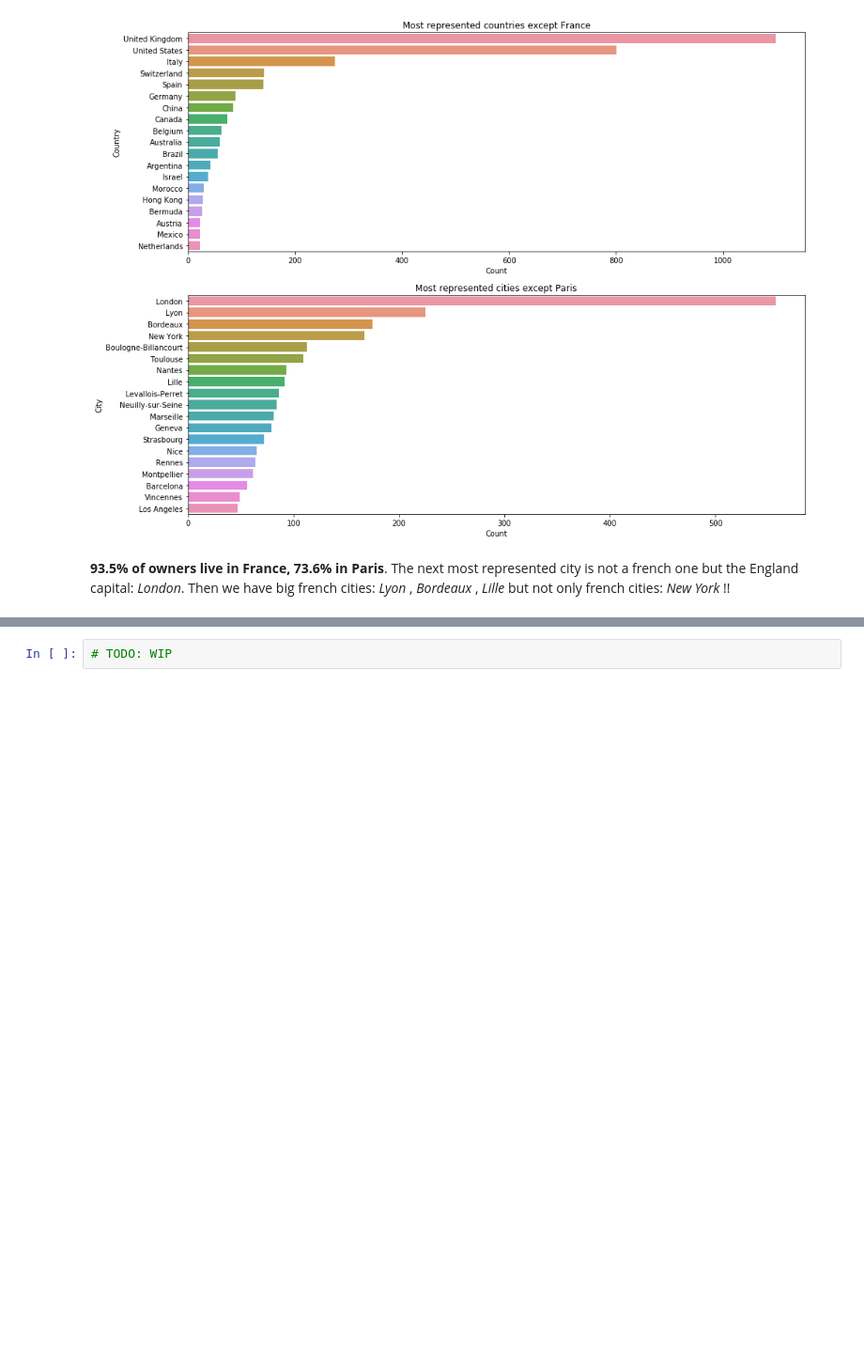
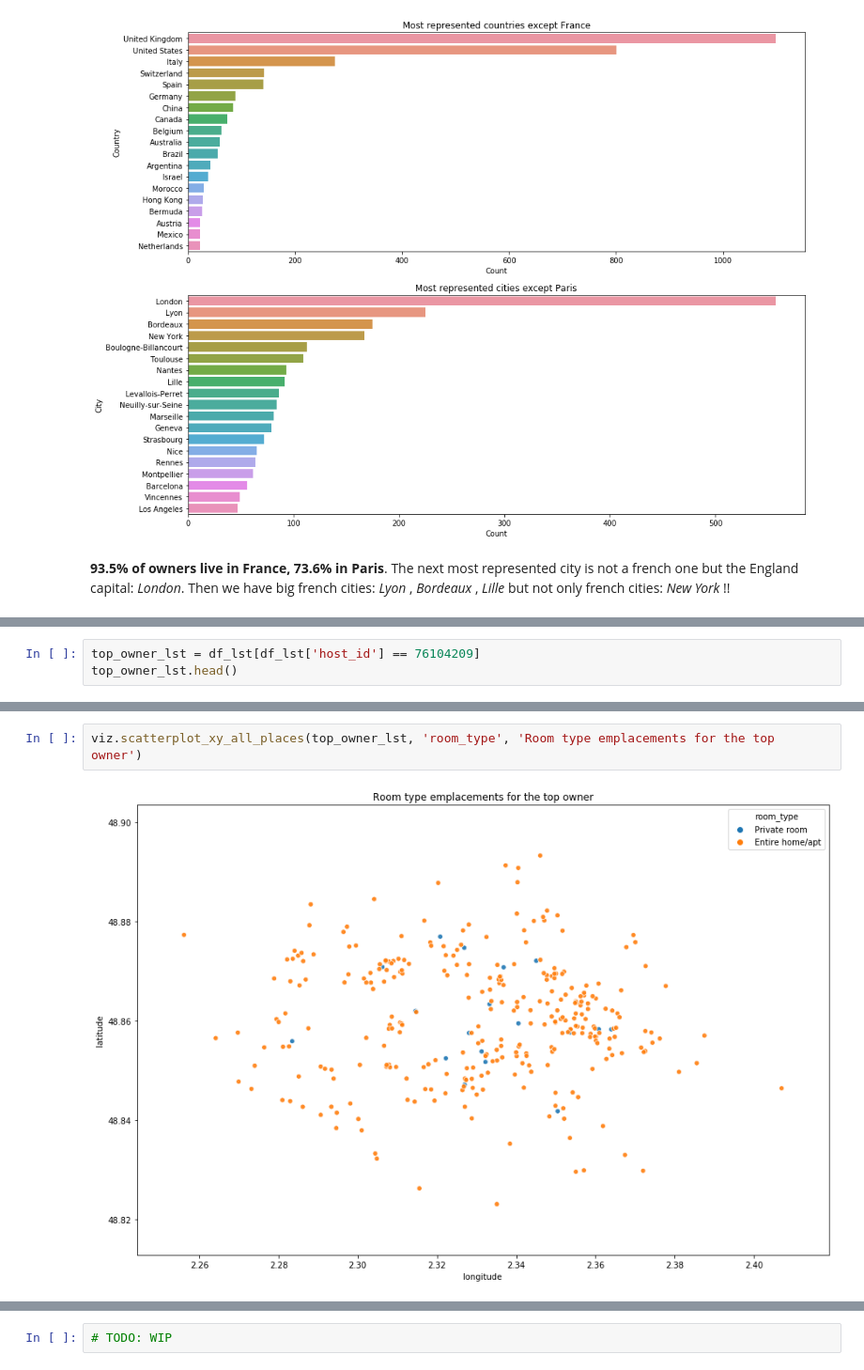
Before and after one commit to nidragedd/udadsnd-p4-airbnb_inside, a Jupyter notebook: notebook/APPENDIX_Bonus_Exploratory_Data.ipynb, the cells around one changed output, grey strips where cells are left out. Shown at 94% size. Cells and saved outputs as stored; diff of their text form; blank space fills up the shorter version.

```diff
--- a/notebook/APPENDIX_Bonus_Exploratory_Data.ipynb
+++ b/notebook/APPENDIX_Bonus_Exploratory_Data.ipynb
@@ -84,0 +148,3 @@ viz.barplot_hostlocation(df_lst)
+# %%
+top_owner_lst = df_lst[df_lst['host_id'] == 76104209]
+top_owner_lst.head()
@@ -84,0 +159,4 @@ viz.barplot_hostlocation(df_lst)
+# %%
+viz.scatterplot_xy_all_places(top_owner_lst, 'room_type', 'Room type emplacements for the top owner')
+# %% [output]
+[figure, added]
```
Also changed, not shown: parts of 34 cells of this notebook, 12 other files.
